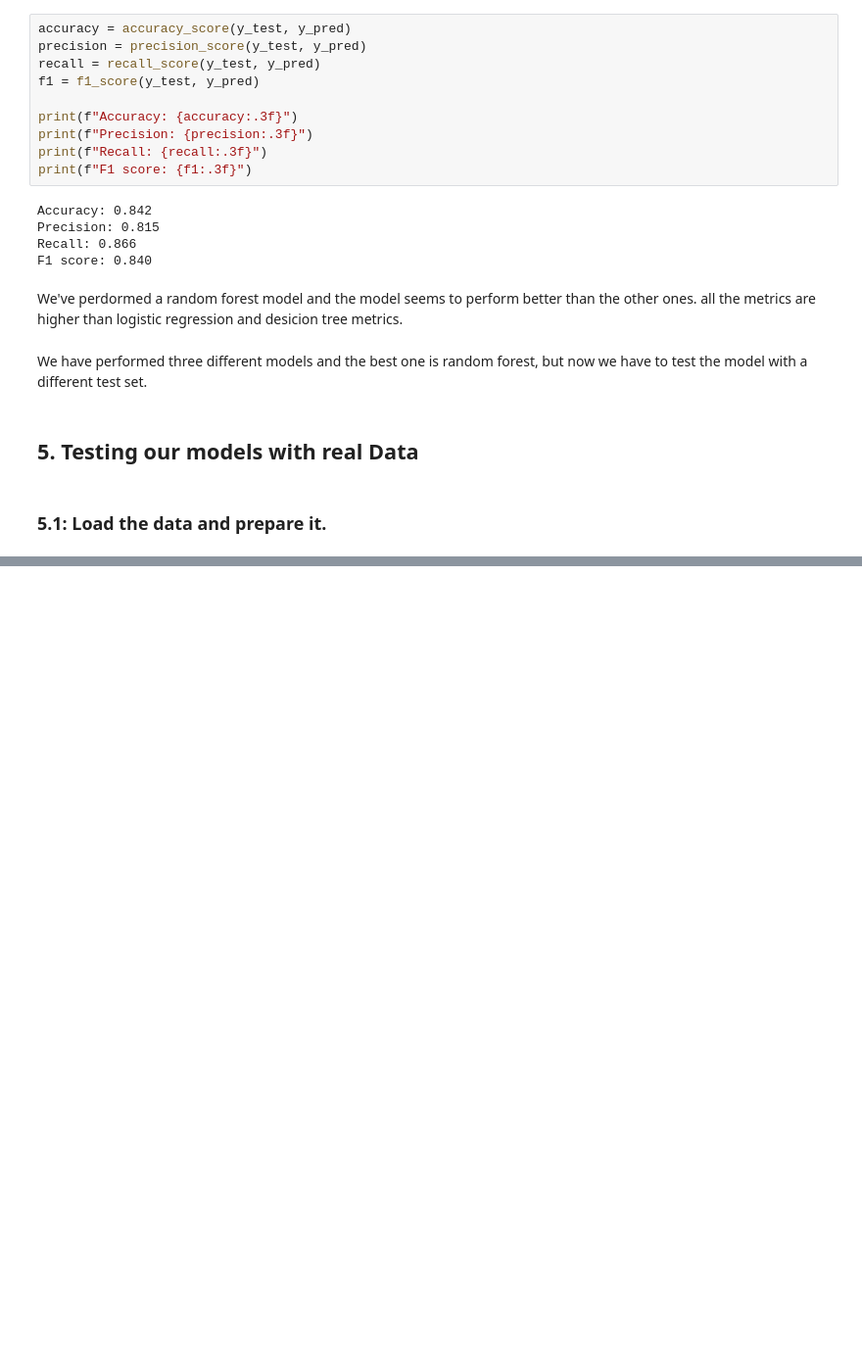
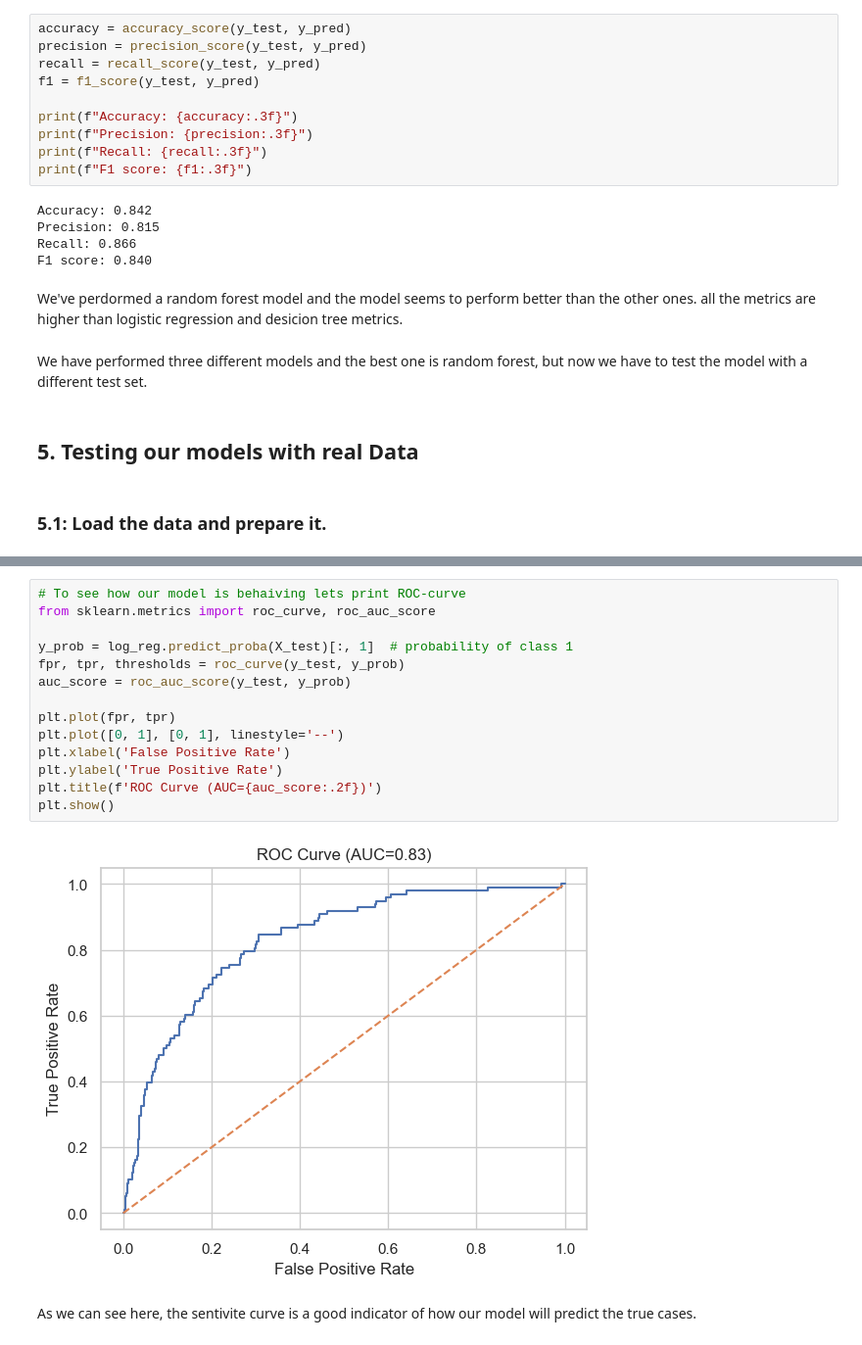
Before and after one commit to Natanael20098/Bank_project-Coderhouse, a Jupyter notebook: Banking_dataset.ipynb, the cells around one changed output, grey strips where cells are left out. Shown: that part at 98% size. Cells and saved outputs as stored; diff of their text form; blank space fills up the shorter version.

```diff
--- a/Banking_dataset.ipynb
+++ b/Banking_dataset.ipynb
@@ -1138,0 +822,18 @@ weighted avg       0.84      0.88      0.83      4521
+# %%
+# To see how our model is behaiving lets print ROC-curve
+from sklearn.metrics import roc_curve, roc_auc_score
+
+y_prob = log_reg.predict_proba(X_test)[:, 1]  # probability of class 1
+fpr, tpr, thresholds = roc_curve(y_test, y_prob)
+auc_score = roc_auc_score(y_test, y_prob)
+
+plt.plot(fpr, tpr)
+plt.plot([0, 1], [0, 1], linestyle='--')
+plt.xlabel('False Positive Rate')
+plt.ylabel('True Positive Rate')
+plt.title(f'ROC Curve (AUC={auc_score:.2f})')
+plt.show()
+# %% [output]
+[figure, added]
+# %% [markdown]
+As we can see here, the sentivite curve is a good indicator of how our model will predict the true cases.
```
Also changed, not shown: parts of 75 cells of this notebook, 1 other file.
